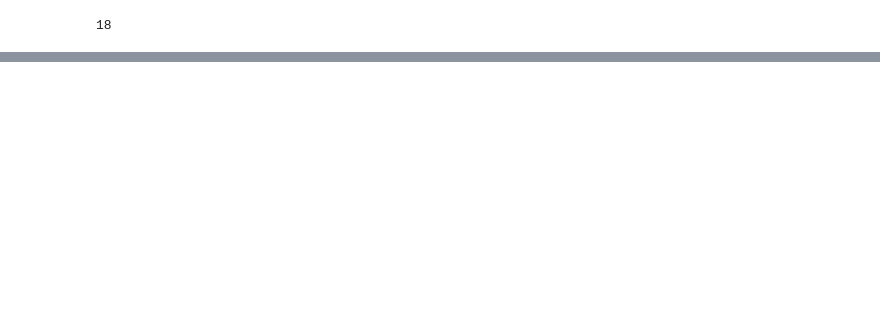
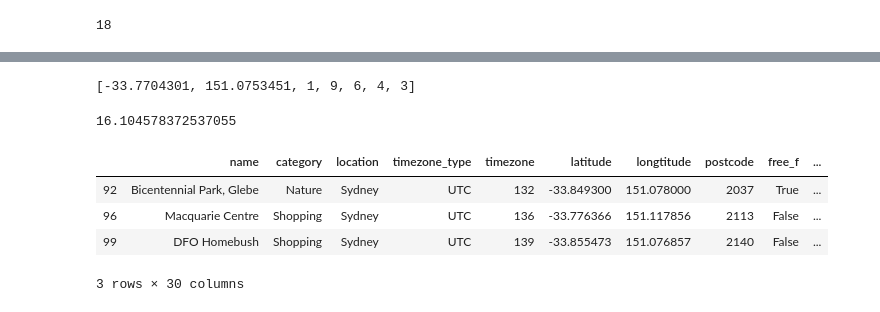
Before and after one commit to hklchung/TravelPlanner, a Jupyter notebook: Travel Planner Location Recommendation Algo Prototype.ipynb, the cells around one changed output, grey strips where cells are left out. Saved outputs shown, nothing was run; the diff lists cells and outputs as text; code cells hidden in the pictures; blank space fills up the shorter version.

```diff
--- a/Travel Planner Location Recommendation Algo Prototype.ipynb
+++ b/Travel Planner Location Recommendation Algo Prototype.ipynb
@@ -64,0 +75,21 @@ db['wed_c'][1].hour
+# %%
+# Our web app or mobile app should auto detect user lat long and ask for a number of inputs from user
+def usr_init(usr_lat, usr_long):
+    usr_init_ls = []
+    print("Tell us something about how you would like your trip to be set up!")
+    print("Which day are you planning for?")
+    day = input()
+    print("Your trip will start from:")
+    begin_hr = input()
+    print("Your trip will end at:")
+    end_hr = input()
+    print("How many locations would you like to visit?")
+    loc_count = input()
+    print("How much time would you allow for travelling in total (in hours)?")
+    trv_time = input()
+    print("Thanks for the information! We will now crunch some numbers and find locations that best suit your requirements!")
+    usr_init_ls = [float(usr_lat), float(usr_long), int(day), int(begin_hr), int(end_hr), int(loc_count), int(trv_time)]
+    return(usr_init_ls)
+# %%
+# We save our results from usr_init into usr_init_result which is a list
+usr_init_result = usr_init(-33.7704301, 151.0753451)
@@ -64,0 +109,37 @@ db['wed_c'][1].hour
+# %%
+# Demonstration of expected usr_init_result
+usr_init_result
+# %% [output]
+[-33.7704301, 151.0753451, 1, 9, 6, 4, 3]
+# %%
+# Demonstration of distance calculation
+coords_1 = (usr_init_result[0], usr_init_result[1])
+coords_2 = (db['latitude'][1], db['longtitude'][1])
+geopy.distance.geodesic(coords_1, coords_2).km
+# %% [output]
+16.104578372537055
+# %%
+# For first location, we should include a travel distance parameter scaled 1-3 to find locations for user
+def first_loc(usr_init_result, trav_dist = 1):
+    db_temp = db
+    db_temp['usr_trav_dist'] = np.nan
+    for i in range(0, len(db_temp.index)):
+        db_temp.iat[i,db_temp.columns.get_loc("usr_trav_dist")] = geopy.distance.geodesic((usr_init_result[0], usr_init_result[1]),
+                                                                         (db_temp['latitude'][i], db_temp['longtitude'][i])).km
+    if trav_dist == 1:
+        rcmd1 = db_temp[db_temp['usr_trav_dist'] <= 10]
+    elif trav_dist == 2:
+        rcmd1 = db_temp[db_temp['usr_trav_dist'] <= 30]
+    else:
+        rcmd1 = db_temp
+    return(rcmd1)
+# %%
+# Demonstration of first location finder function
+location1 = first_loc(usr_init_result, 1)
+location1.head()
+# %% [output]
+|  | name | category | location | timezone_type | timezone | latitude | longtitude | postcode | free_f | ... |
+| 92 | Bicentennial Park, Glebe | Nature | Sydney | UTC | 132 | -33.849300 | 151.078000 | 2037 | True | ... |
+| 96 | Macquarie Centre | Shopping | Sydney | UTC | 136 | -33.776366 | 151.117856 | 2113 | False | ... |
+| 99 | DFO Homebush | Shopping | Sydney | UTC | 139 | -33.855473 | 151.076857 | 2140 | False | ... |
+3 rows × 30 columns
```
Also changed, not shown: parts of 7 cells of this notebook.
